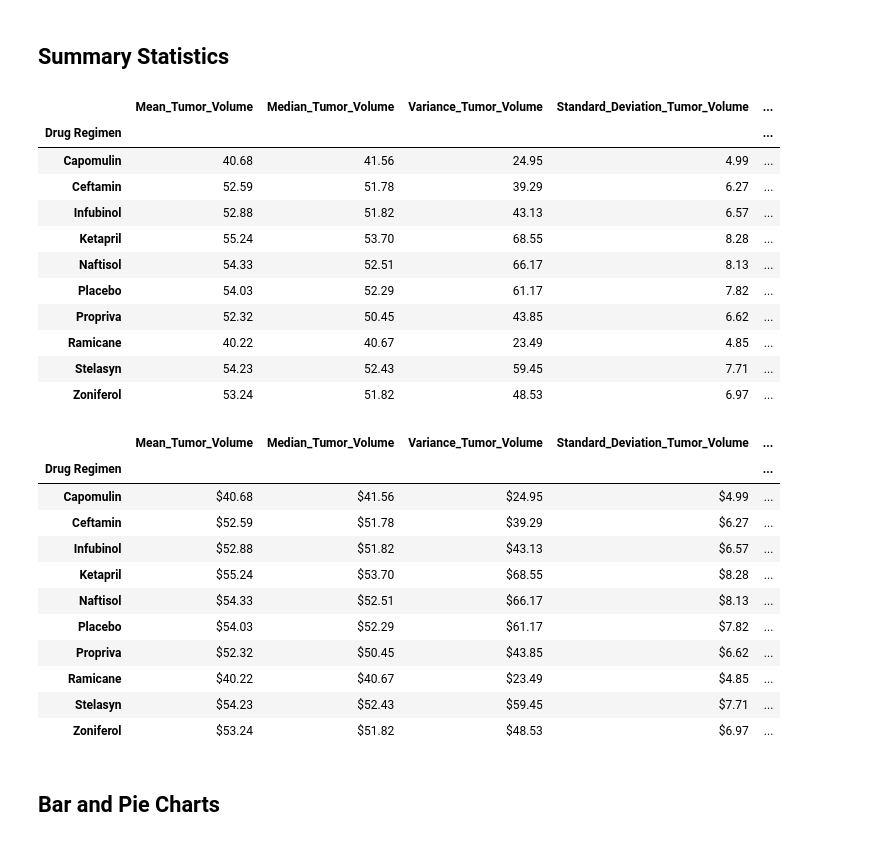
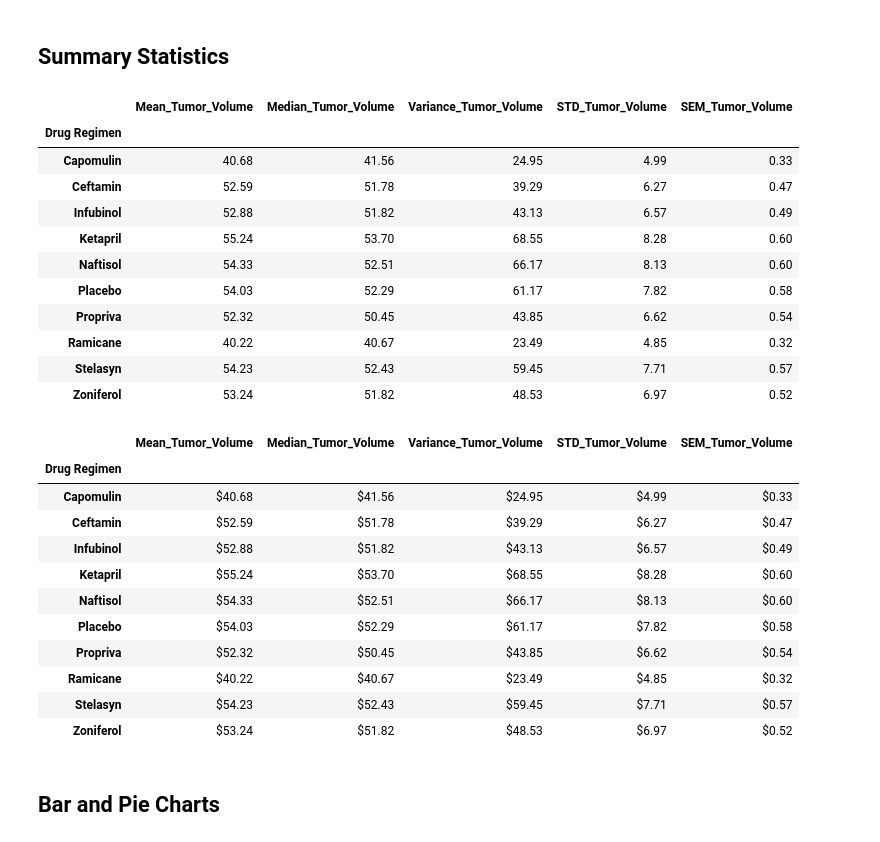
Before and after one commit to sherintm/matplotlib-challenge, a Jupyter notebook: Pymaceuticals/pymaceuticals_starter.ipynb, the cells around one changed output. Saved outputs shown, nothing was run; the diff lists cells and outputs as text; code cells hidden in the pictures.

```diff
--- a/Pymaceuticals/pymaceuticals_starter.ipynb
+++ b/Pymaceuticals/pymaceuticals_starter.ipynb
@@ -69,34 +74,34 @@ len(clean_data["Mouse ID"].unique())
 # %%
 # Generate a summary statistics table of mean, median, variance, standard deviation, and SEM of the tumor volume for each regimen
 
 # Use groupby and summary statistical methods to calculate the following properties of each drug regimen:
 # mean, median, variance, standard deviation, and SEM of the tumor volume.
 # Assemble the resulting series into a single summary dataframe.
 tumor_volume = clean_data.groupby("Drug Regimen")["Tumor Volume (mm3)"]
 mean = round(tumor_volume.mean(), 2)
 median = round(tumor_volume.median(), 2)
 variance = round(tumor_volume.var(), 2)
 std = round(tumor_volume.std(), 2)
 SEM = round(tumor_volume.sem(), 2)
 summary_tmr_vol = pd.DataFrame({"Mean_Tumor_Volume": mean,
                                 "Median_Tumor_Volume": median,
                                 "Variance_Tumor_Volume": variance,
-                                "Standard_Deviation_Tumor_Volume": std,
+                                "STD_Tumor_Volume": std,
                                 "SEM_Tumor_Volume": SEM})
 summary_tmr_vol
 # %% [output]
-|  | Mean_Tumor_Volume | Median_Tumor_Volume | Variance_Tumor_Volume | Standard_Deviation_Tumor_Volume | ... |
-| Drug Regimen |  |  |  |  | ... |
-| Capomulin | 40.68 | 41.56 | 24.95 | 4.99 | ... |
-| Ceftamin | 52.59 | 51.78 | 39.29 | 6.27 | ... |
-| Infubinol | 52.88 | 51.82 | 43.13 | 6.57 | ... |
-| Ketapril | 55.24 | 53.70 | 68.55 | 8.28 | ... |
-| Naftisol | 54.33 | 52.51 | 66.17 | 8.13 | ... |
-| Placebo | 54.03 | 52.29 | 61.17 | 7.82 | ... |
-| Propriva | 52.32 | 50.45 | 43.85 | 6.62 | ... |
-| Ramicane | 40.22 | 40.67 | 23.49 | 4.85 | ... |
-| Stelasyn | 54.23 | 52.43 | 59.45 | 7.71 | ... |
-| Zoniferol | 53.24 | 51.82 | 48.53 | 6.97 | ... |
+|  | Mean_Tumor_Volume | Median_Tumor_Volume | Variance_Tumor_Volume | STD_Tumor_Volume | SEM_Tumor_Volume |
+| Drug Regimen |  |  |  |  |  |
+| Capomulin | 40.68 | 41.56 | 24.95 | 4.99 | 0.33 |
+| Ceftamin | 52.59 | 51.78 | 39.29 | 6.27 | 0.47 |
+| Infubinol | 52.88 | 51.82 | 43.13 | 6.57 | 0.49 |
+| Ketapril | 55.24 | 53.70 | 68.55 | 8.28 | 0.60 |
+| Naftisol | 54.33 | 52.51 | 66.17 | 8.13 | 0.60 |
+| Placebo | 54.03 | 52.29 | 61.17 | 7.82 | 0.58 |
+| Propriva | 52.32 | 50.45 | 43.85 | 6.62 | 0.54 |
+| Ramicane | 40.22 | 40.67 | 23.49 | 4.85 | 0.32 |
+| Stelasyn | 54.23 | 52.43 | 59.45 | 7.71 | 0.57 |
+| Zoniferol | 53.24 | 51.82 | 48.53 | 6.97 | 0.52 |
 # %%
 # Generate a summary statistics table of mean, median, variance, standard deviation, and SEM of the tumor volume for each regimen
 
@@ -104,29 +109,29 @@ summary_tmr_vol
 summary_tmr_vol_agg = clean_data.groupby("Drug Regimen")["Tumor Volume (mm3)"].agg(Mean_Tumor_Volume = 'mean',
                                                                                    Median_Tumor_Volume = 'median',
                                                                                    Variance_Tumor_Volume = 'var',
-                                                                                   Standard_Deviation_Tumor_Volume = 'std',
+                                                                                   STD_Tumor_Volume = 'std',
                                                                                    SEM_Tumor_Volume = 'sem')
 
 # Print format
 summary_tmr_vol_agg['Mean_Tumor_Volume'] = summary_tmr_vol_agg['Mean_Tumor_Volume'].map('${:,.2f}'.format)
 summary_tmr_vol_agg['Median_Tumor_Volume'] = summary_tmr_vol_agg['Median_Tumor_Volume'].map('${:,.2f}'.format)
 summary_tmr_vol_agg['Variance_Tumor_Volume'] = summary_tmr_vol_agg['Variance_Tumor_Volume'].map('${:,.2f}'.format)
-summary_tmr_vol_agg['Standard_Deviation_Tumor_Volume'] = summary_tmr_vol_agg['Standard_Deviation_Tumor_Volume'].map('${:,.2f}'.format)
+summary_tmr_vol_agg['STD_Tumor_Volume'] = summary_tmr_vol_agg['STD_Tumor_Volume'].map('${:,.2f}'.format)
 summary_tmr_vol_agg['SEM_Tumor_Volume'] = summary_tmr_vol_agg['SEM_Tumor_Volume'].map('${:,.2f}'.format)
 summary_tmr_vol_agg
 # %% [output]
-|  | Mean_Tumor_Volume | Median_Tumor_Volume | Variance_Tumor_Volume | Standard_Deviation_Tumor_Volume | ... |
-| Drug Regimen |  |  |  |  | ... |
-| Capomulin | $40.68 | $41.56 | $24.95 | $4.99 | ... |
-| Ceftamin | $52.59 | $51.78 | $39.29 | $6.27 | ... |
-| Infubinol | $52.88 | $51.82 | $43.13 | $6.57 | ... |
-| Ketapril | $55.24 | $53.70 | $68.55 | $8.28 | ... |
-| Naftisol | $54.33 | $52.51 | $66.17 | $8.13 | ... |
-| Placebo | $54.03 | $52.29 | $61.17 | $7.82 | ... |
-| Propriva | $52.32 | $50.45 | $43.85 | $6.62 | ... |
-| Ramicane | $40.22 | $40.67 | $23.49 | $4.85 | ... |
-| Stelasyn | $54.23 | $52.43 | $59.45 | $7.71 | ... |
-| Zoniferol | $53.24 | $51.82 | $48.53 | $6.97 | ... |
+|  | Mean_Tumor_Volume | Median_Tumor_Volume | Variance_Tumor_Volume | STD_Tumor_Volume | SEM_Tumor_Volume |
+| Drug Regimen |  |  |  |  |  |
+| Capomulin | $40.68 | $41.56 | $24.95 | $4.99 | $0.33 |
+| Ceftamin | $52.59 | $51.78 | $39.29 | $6.27 | $0.47 |
+| Infubinol | $52.88 | $51.82 | $43.13 | $6.57 | $0.49 |
+| Ketapril | $55.24 | $53.70 | $68.55 | $8.28 | $0.60 |
+| Naftisol | $54.33 | $52.51 | $66.17 | $8.13 | $0.60 |
+| Placebo | $54.03 | $52.29 | $61.17 | $7.82 | $0.58 |
+| Propriva | $52.32 | $50.45 | $43.85 | $6.62 | $0.54 |
+| Ramicane | $40.22 | $40.67 | $23.49 | $4.85 | $0.32 |
+| Stelasyn | $54.23 | $52.43 | $59.45 | $7.71 | $0.57 |
+| Zoniferol | $53.24 | $51.82 | $48.53 | $6.97 | $0.52 |
 # %% [markdown]
 ## Bar and Pie Charts
 # %%
```
Also changed, not shown: parts of 1 cell of this notebook.
